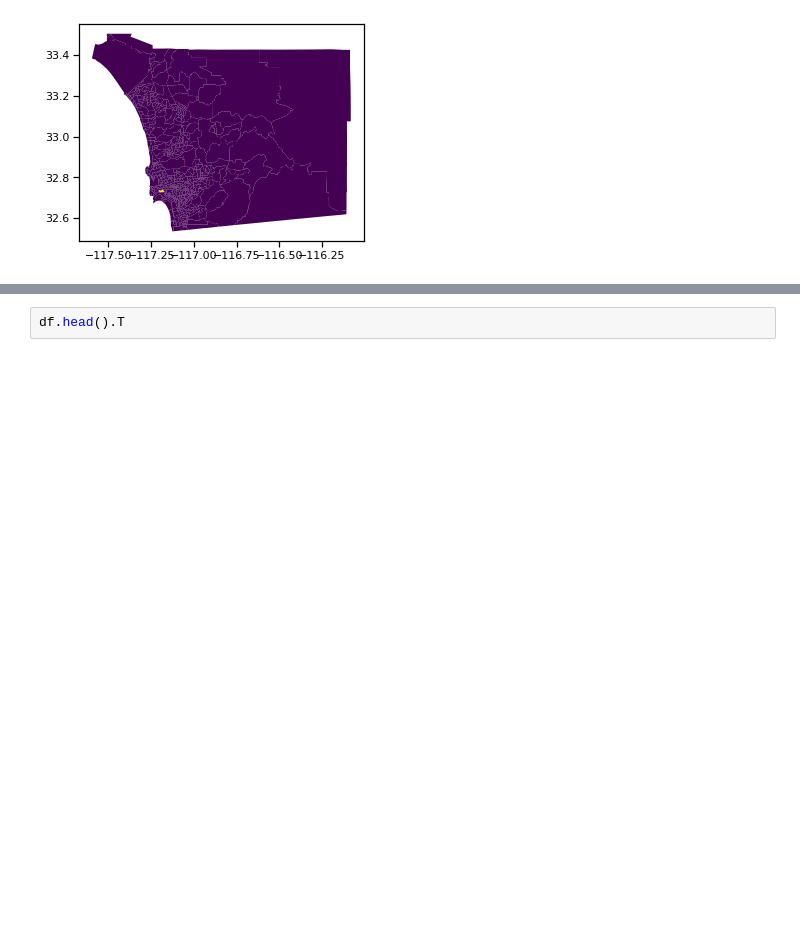
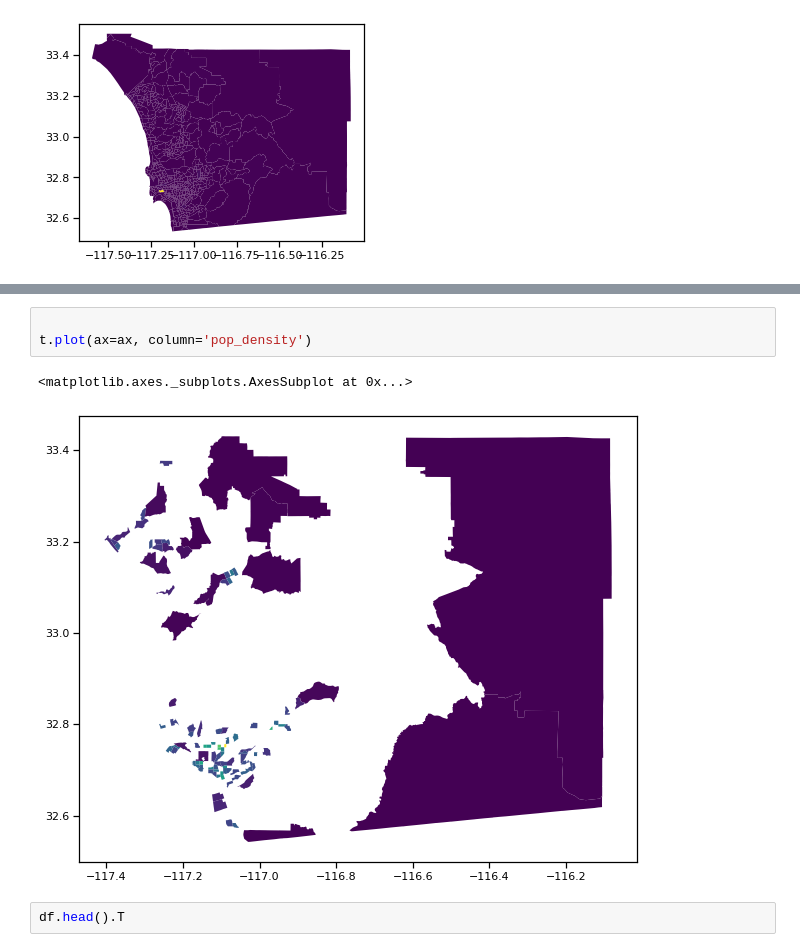
Before and after one commit to metatab-packages/sandiegodata.org-crime_victims, a Jupyter notebook: notebooks/Explore.ipynb, the cells around one changed output, grey strips where cells are left out. Saved outputs shown, nothing was run; the diff lists cells and outputs as text; blank space fills up the shorter version.

```diff
--- a/notebooks/Explore.ipynb
+++ b/notebooks/Explore.ipynb
@@ -87,3 +204,9 @@ t.to_csv('crimes')
+# %%
+
+t.plot(ax=ax, column='pop_density')
+# %% [output]
+<matplotlib.axes._subplots.AxesSubplot at 0x...>
+[figure, added]
 # %%
 df.head().T
 # %% [output]
```
Also changed, not shown: parts of 19 cells of this notebook, 1 other file.
